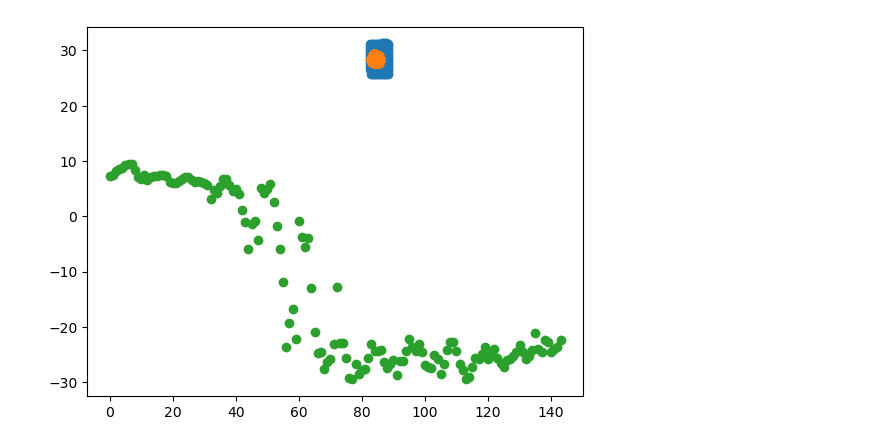
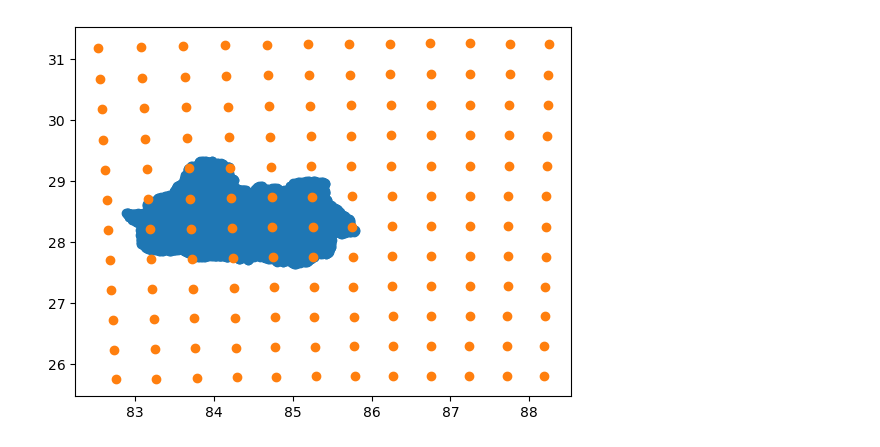
Before and after one commit to jacobqs/MST-Himalaya, a Jupyter notebook: notebooks/visualize_output.ipynb, the cells around one changed output. Saved outputs shown, nothing was run; the diff lists cells and outputs as text; code cells hidden in the pictures.

Commit message:
added a plot to show output vs cell_data file

```diff
--- a/notebooks/visualize_output.ipynb
+++ b/notebooks/visualize_output.ipynb
@@ -38,9 +39,8 @@ lon_cd , lat_cd = transformer.transform(x_cd, y_cd)
 lon_t , lat_t = transformer.transform(x_t, y_t)
 # %%
 plt.figure()
+plt.scatter(lon_cd, lat_cd)
 plt.scatter(lon_t, lat_t)
-plt.scatter(lon_cd, lat_cd)
-plt.scatter(st, temp)
 plt.show()
 # %% [output]
-[figure, old version]
+[figure, new version]
```
Also changed, not shown: parts of 5 cells of this notebook, 1 other file.
